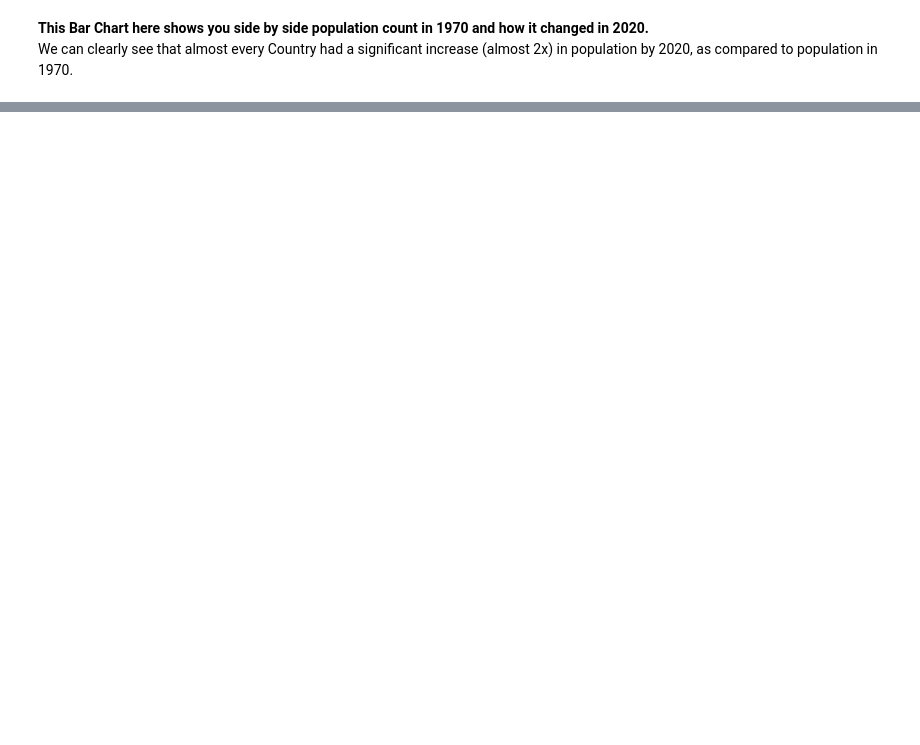
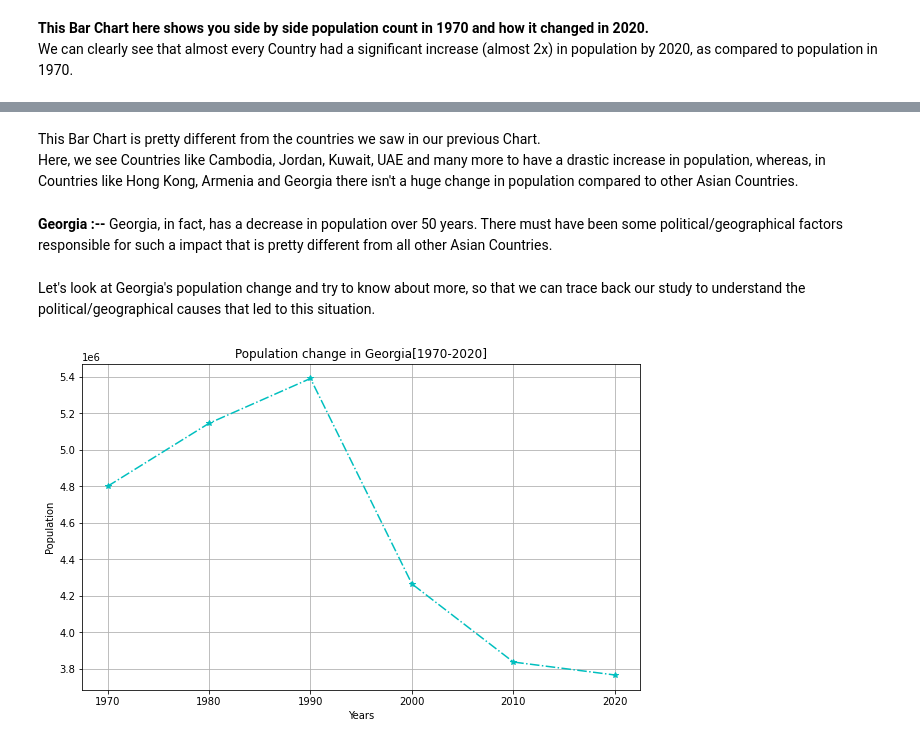
Before and after one commit to sankhadeepriju/Towards-Python-Data-Analysis, a Jupyter notebook: Data-Analysis World Population(1970-2022)[A Beginner's Approach]/world-population-data-analysis-beginner.ipynb, the cells around one changed output, grey strips where cells are left out. Cells and saved outputs as stored; diff of their text form; code cells hidden in the pictures; blank space fills up the shorter version.

```diff
--- a/Data-Analysis World Population(1970-2022)[A Beginner's Approach]/world-population-data-analysis-beginner.ipynb
+++ b/Data-Analysis World Population(1970-2022)[A Beginner's Approach]/world-population-data-analysis-beginner.ipynb
@@ -460,0 +484,19 @@ plt.bar(asia_l25['CCA3'], asia_l25['1970 Population']);
+# %% [markdown]
+This Bar Chart is pretty different from the countries we saw in our previous Chart.<br /> Here, we see Countries like Cambodia, Jordan, Kuwait, UAE and many more to have a drastic increase in population, whereas, in Countries like Hong Kong, Armenia and Georgia there isn't a huge change in population compared to other Asian Countries.
+# %% [markdown]
+**Georgia :--**
+Georgia, in fact, has a decrease in population over 50 years. There must have been some political/geographical factors responsible for such a impact that is pretty different from all other Asian Countries.
+# %% [markdown]
+Let's look at Georgia's population change and try to know about more, so that we can trace back our study to understand the political/geographical causes that led to this situation.
+# %%
+x_geo = ['1970', '1980', '1990', '2000', '2010', '2020']
+y_geo = list(reversed(list(asia_df.loc[[40],'2010 Population':'1970 Population'].values[0])))
+y_geo.append(asia_df.at[40,"2020 Population"])
+plt.figure(figsize = (10,6))
+plt.plot(x_geo, y_geo, '*-.c')
+plt.xlabel('Years')
+plt.grid(True)
+plt.ylabel('Population')
+plt.title('Population change in Georgia[1970-2020]');
+# %% [output]
+[figure, added]
```
Also changed, not shown: parts of 19 cells of this notebook.
